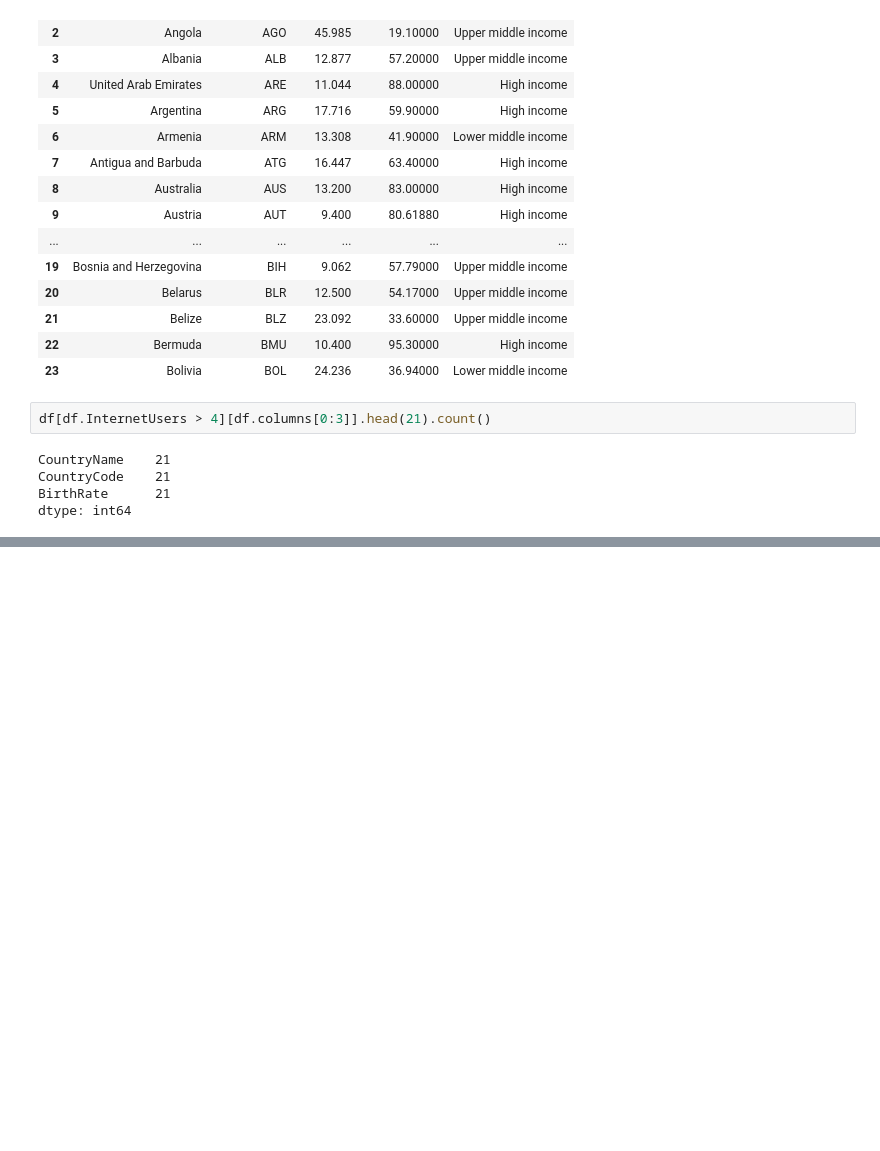
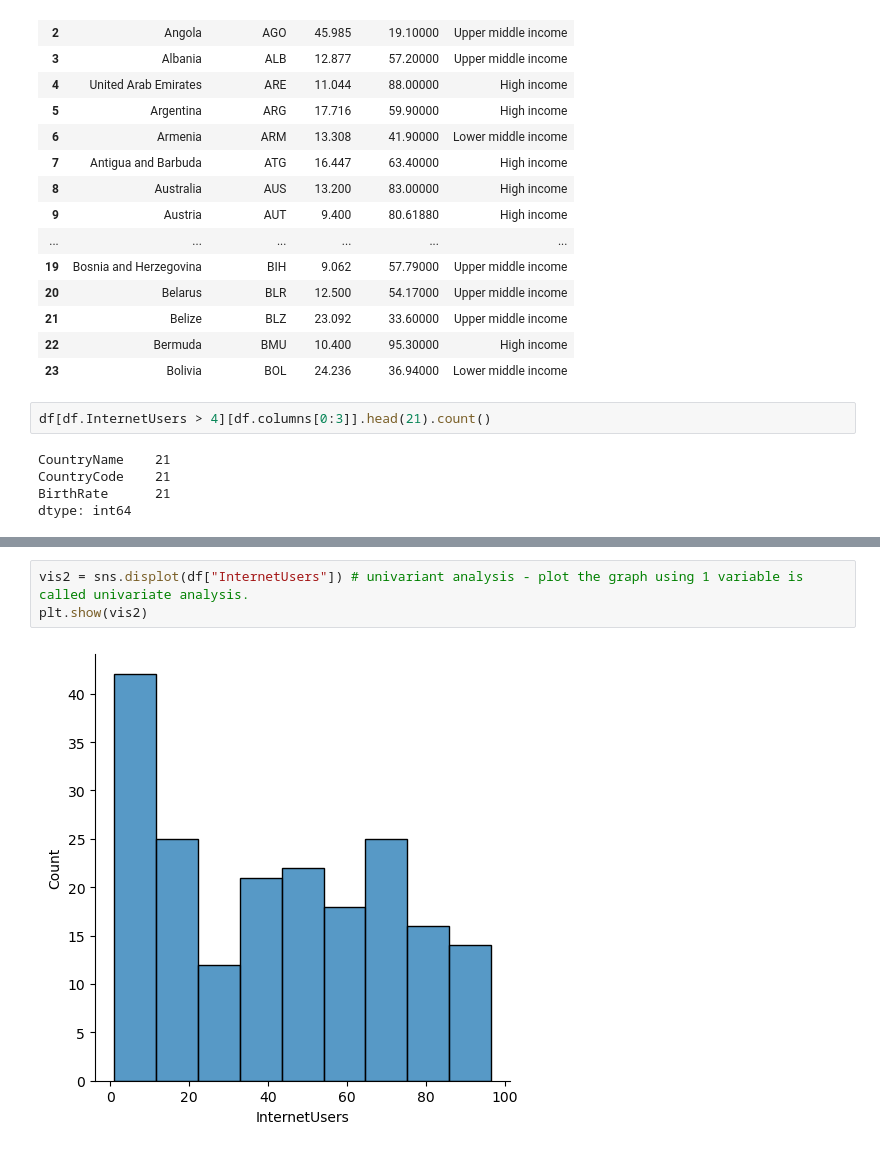
Before and after one commit to Pavan0518/NIT_DatascienceAndAI, a Jupyter notebook: PANDAS/Country_GDP_Analysis.ipynb, the cells around one changed output, grey strips where cells are left out. Drawn from its saved outputs; the diff is of its cells as text; blank space fills up the shorter version.

```diff
--- a/PANDAS/Country_GDP_Analysis.ipynb
+++ b/PANDAS/Country_GDP_Analysis.ipynb
@@ -857,0 +999,5 @@ dtype: int64
+# %%
+vis2 = sns.displot(df["InternetUsers"]) # univariant analysis - plot the graph using 1 variable is called univariate analysis.
+plt.show(vis2)
+# %% [output]
+[figure, added]
```
Also changed, not shown: parts of 27 cells of this notebook, 5 other files.
